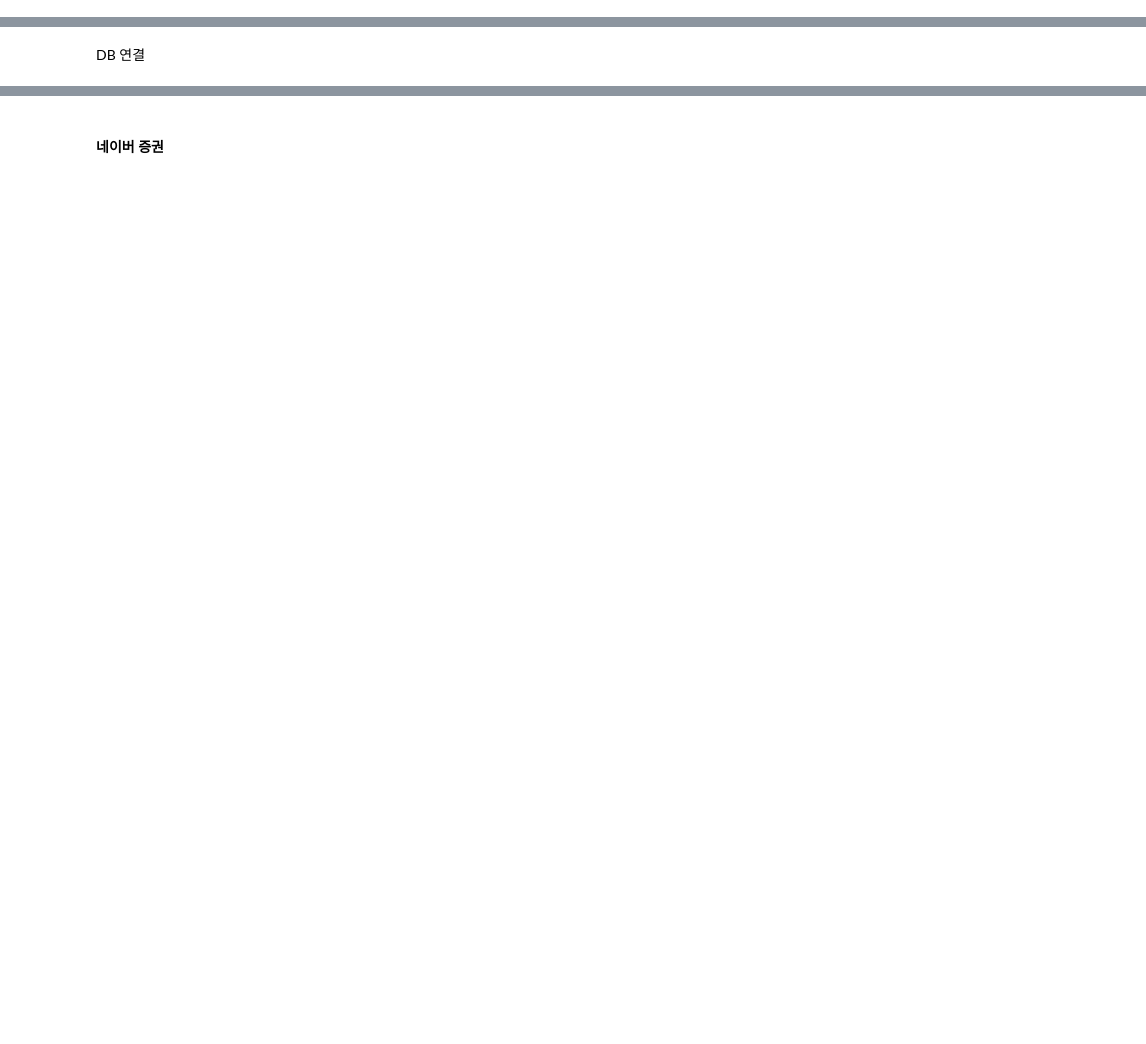
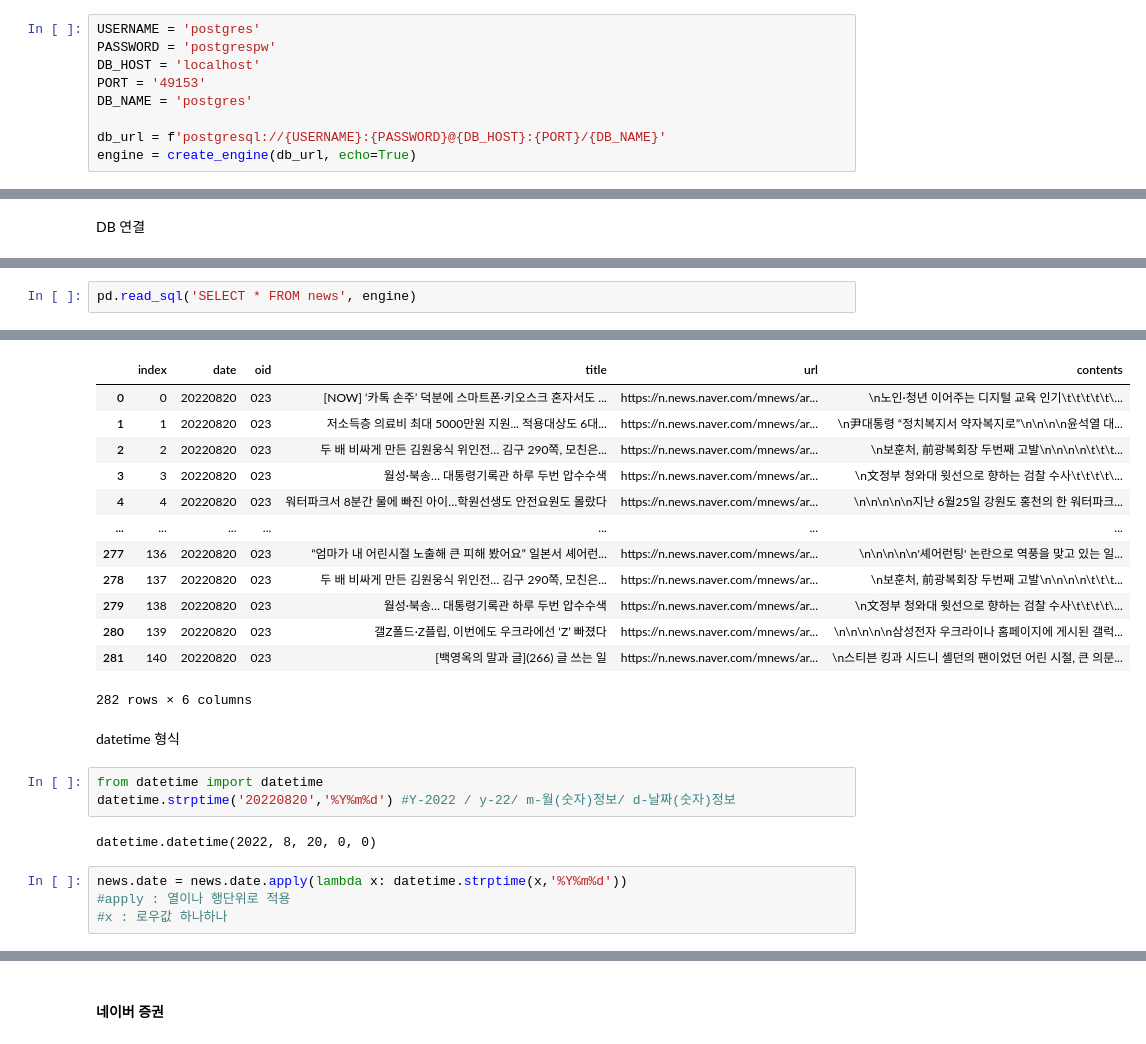
Before and after one commit to Eunseo23/Big-Data, a Jupyter notebook: bigdata1/day05.ipynb, the cells around one changed output, grey strips where cells are left out. Cells and saved outputs as stored; diff of their text form; blank space fills up the shorter version.

```diff
--- a/bigdata1/day05.ipynb
+++ b/bigdata1/day05.ipynb
@@ -97,3 +131,12 @@ test.to_sql(
+# %%
+USERNAME = 'postgres'
+PASSWORD = 'postgrespw'
+DB_HOST = 'localhost'
+PORT = '49153'
+DB_NAME = 'postgres'
+
+db_url = f'postgresql://{USERNAME}:{PASSWORD}@{DB_HOST}:{PORT}/{DB_NAME}'
+engine = create_engine(db_url, echo=True)
 # %% [markdown]
 # 5.Crawling
 
@@ -716,0 +772,3 @@ cur = conn.cursor()
+# %%
+pd.read_sql('SELECT * FROM news', engine)
+# %% [output]
@@ -716,0 +779,24 @@ cur = conn.cursor()
+|  | index | date | oid | title | url | contents |
+| 0 | 0 | 20220820 | 023 | [NOW] ‘카톡 손주’ 덕분에 스마트폰·키오스크 혼자서도 ... | https://n.news.naver.com/mnews/ar... | \n노인·청년 이어주는 디지털 교육 인기\t\t\t\t\t\... |
+| 1 | 1 | 20220820 | 023 | 저소득층 의료비 최대 5000만원 지원... 적용대상도 6대... | https://n.news.naver.com/mnews/ar... | \n尹대통령 “정치복지서 약자복지로”\n\n\n\n윤석열 대... |
+| 2 | 2 | 20220820 | 023 | 두 배 비싸게 만든 김원웅식 위인전… 김구 290쪽, 모친은... | https://n.news.naver.com/mnews/ar... | \n보훈처, 前광복회장 두번째 고발\n\n\n\n\t\t\t... |
+| 3 | 3 | 20220820 | 023 | 월성·북송… 대통령기록관 하루 두번 압수수색 | https://n.news.naver.com/mnews/ar... | \n文정부 청와대 윗선으로 향하는 검찰 수사\t\t\t\t\... |
+| 4 | 4 | 20220820 | 023 | 워터파크서 8분간 물에 빠진 아이…학원선생도 안전요원도 몰랐다 | https://n.news.naver.com/mnews/ar... | \n\n\n\n\n지난 6월25일 강원도 홍천의 한 워터파크... |
+| ... | ... | ... | ... | ... | ... | ... |
+| 277 | 136 | 20220820 | 023 | “엄마가 내 어린시절 노출해 큰 피해 봤어요” 일본서 셰어런... | https://n.news.naver.com/mnews/ar... | \n\n\n\n\n'셰어런팅' 논란으로 역풍을 맞고 있는 일... |
+| 278 | 137 | 20220820 | 023 | 두 배 비싸게 만든 김원웅식 위인전… 김구 290쪽, 모친은... | https://n.news.naver.com/mnews/ar... | \n보훈처, 前광복회장 두번째 고발\n\n\n\n\t\t\t... |
+| 279 | 138 | 20220820 | 023 | 월성·북송… 대통령기록관 하루 두번 압수수색 | https://n.news.naver.com/mnews/ar... | \n文정부 청와대 윗선으로 향하는 검찰 수사\t\t\t\t\... |
+| 280 | 139 | 20220820 | 023 | 갤Z폴드·Z플립, 이번에도 우크라에선 ‘Z’ 빠졌다 | https://n.news.naver.com/mnews/ar... | \n\n\n\n\n삼성전자 우크라이나 홈페이지에 게시된 갤럭... |
+| 281 | 140 | 20220820 | 023 | [백영옥의 말과 글](266) 글 쓰는 일 | https://n.news.naver.com/mnews/ar... | \n스티븐 킹과 시드니 셸던의 팬이었던 어린 시절, 큰 의문... |
+282 rows × 6 columns
+# %% [markdown]
+datetime 형식
+# %%
+from datetime import datetime
+datetime.strptime('20220820','%Y%m%d') #Y-2022 / y-22/ m-월(숫자)정보/ d-날짜(숫자)정보
+# %% [output]
+datetime.datetime(2022, 8, 20, 0, 0)
+# %%
+news.date = news.date.apply(lambda x: datetime.strptime(x,'%Y%m%d'))
+#apply : 열이나 행단위로 적용
+#x : 로우값 하나하나
```
Also changed, not shown: parts of 36 cells of this notebook.
